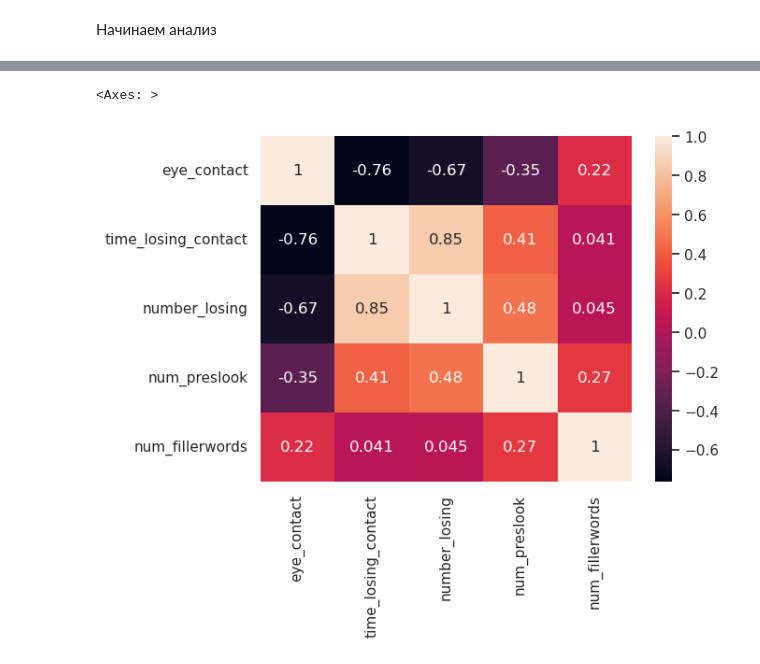
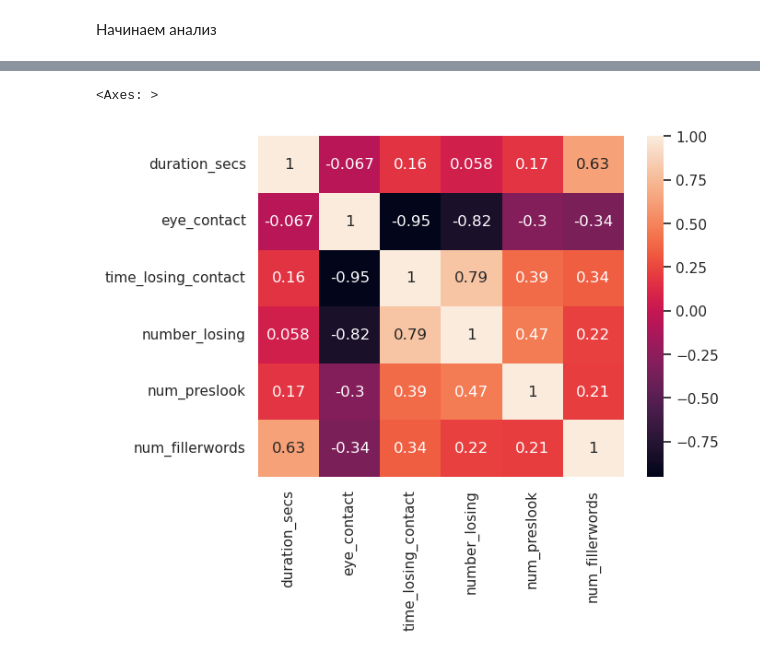
Before and after one commit to Aryunaa/Linguistics, a Jupyter notebook: vr_presentations/jan.ipynb, the cells around one changed output, grey strips where cells are left out. Saved outputs shown, nothing was run; the diff lists cells and outputs as text; code cells hidden in the pictures.

```diff
--- a/vr_presentations/jan.ipynb
+++ b/vr_presentations/jan.ipynb
@@ -131,7 +132,7 @@ lsk["eye_contact"] = lsk["eye_contact"].fillna(0)
 lsk["eye_contact"] = lsk["eye_contact"].astype(int)
 # %%
 lsk = lsk[['fam', 'name', 'date',
-       'dlitelnost', 'eye_contact',
+       'dlitelnost_secs', 'eye_contact',
        'time_losing_contact',
        'number_losing', 'num_preslook',
        'num_fillerwords',
@@ -171,5 +172,7 @@ lsk = lsk.fillna(0)
 # %%
 df2 = lsk.sort_values(['fam', 'name', 'date'],
               ascending = [True, True, True])
+
+df2 = df2[df2.duplicated(subset=['fam', 'name'])]
 first = df2.drop_duplicates(subset=['fam', 'name'], keep = 'first')
 last = df2.drop_duplicates(subset=['fam', 'name'], keep = 'last')
@@ -178,21 +205,21 @@ TypeError: 'values' is not ordered, please explicitly specify the categories ord
 # %%
 df3 = pd.merge(first, last, on=['fam','name'], how = 'inner')
 # %%
-dff1 = df3[['date_x', 'dlitelnost_x', 'eye_contact_x',
+dff1 = df3[['date_x', 'dlitelnost_secs_x', 'eye_contact_x',
        'time_losing_contact_x', 'number_losing_x', 'num_preslook_x',
        'num_fillerwords_x', 'num_shitwords_x', 'distrib_attent_x', 'pass_attent_x']]
-dff2 = df3[['date_y', 'dlitelnost_y', 'eye_contact_y', 'time_losing_contact_y',
+dff2 = df3[['date_y', 'dlitelnost_secs_y', 'eye_contact_y', 'time_losing_contact_y',
        'number_losing_y', 'num_preslook_y', 'num_fillerwords_y', 'num_shitwords_y',
        'distrib_attent_y', 'pass_attent_y']]
 dff1.columns = [ 'date',
-       'dlitelnost', 'eye_contact',
+       'duration_secs', 'eye_contact',
        'time_losing_contact',
        'number_losing', 'num_preslook',
        'num_fillerwords',
        'num_shitwords', 'distrib_attent',
        'pass_attent' ]
 dff2.columns = [ 'date',
-       'dlitelnost', 'eye_contact',
+       'duration_secs', 'eye_contact',
        'time_losing_contact',
        'number_losing', 'num_preslook',
        'num_fillerwords',
@@ -245,18 +280,18 @@ Index(['date', 'dlitelnost', 'eye_contact', 'time_losing_contact',
        'distrib_attent', 'pass_attent'],
       dtype='object')
 # %%
-corr_matrix = dff1[['eye_contact', 'time_losing_contact',
+corr_matrix1 = dff1[['duration_secs', 'eye_contact', 'time_losing_contact',
        'number_losing', 'num_preslook', 'num_fillerwords']].corr(method = 'spearman')
-corr_matrix2 = dff2[['eye_contact', 'time_losing_contact',
+corr_matrix2 = dff2[['duration_secs','eye_contact', 'time_losing_contact',
        'number_losing', 'num_preslook', 'num_fillerwords']].corr(method = 'spearman')
 
-num1 = dff1[['eye_contact', 'time_losing_contact',
+num1 = dff1[['duration_secs', 'eye_contact', 'time_losing_contact',
        'number_losing', 'num_preslook', 'num_fillerwords']]
-num2 = dff2[['eye_contact', 'time_losing_contact',
+num2 = dff2[['duration_secs','eye_contact', 'time_losing_contact',
        'number_losing', 'num_preslook', 'num_fillerwords']]
 # %%
 #sns.heatmap(corr_matrix, annot=True)
-sns.heatmap(corr_matrix, annot=True)
+sns.heatmap(corr_matrix1, annot=True)
 # %% [output]
 <Axes: >
-[figure, old version]
+[figure, new version]
```
Also changed, not shown: parts of 31 cells of this notebook, 5 other files.
